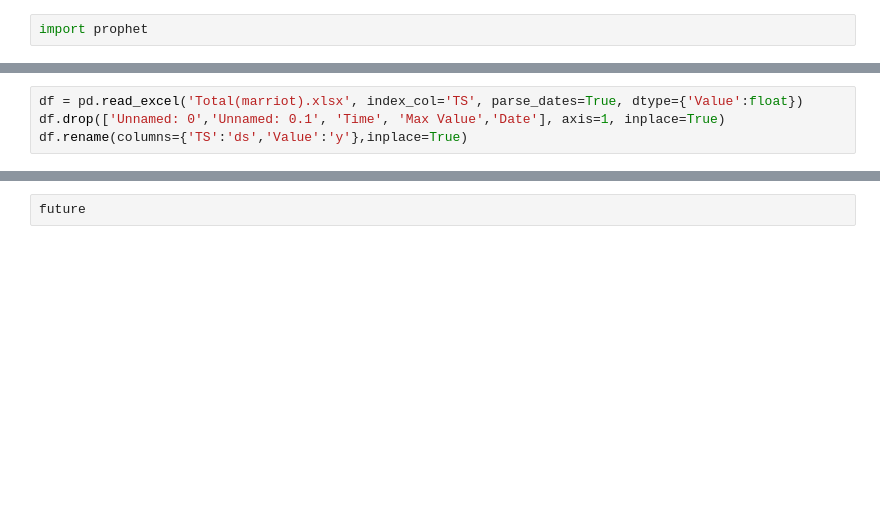
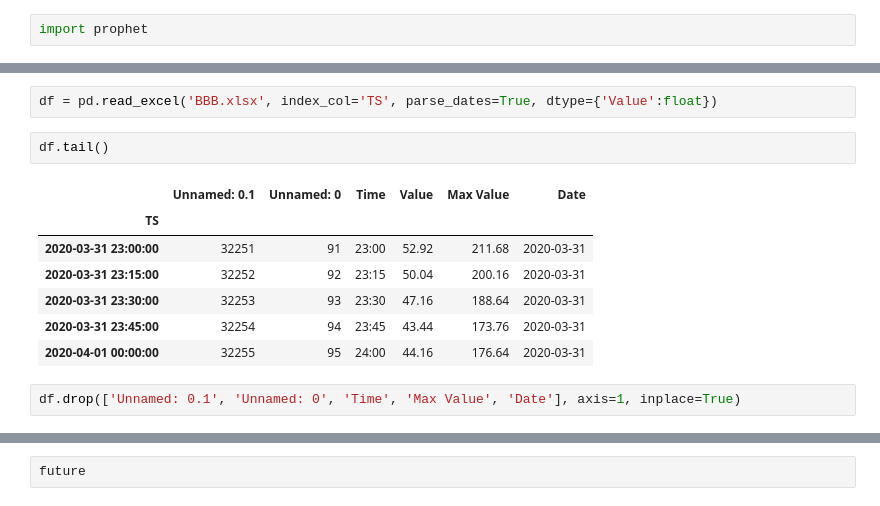
Before and after one commit to JSJeong-me/RPA-2023, a Jupyter notebook: Time_Series/3_holiday.ipynb, the cells around one changed output, grey strips where cells are left out. Cells and saved outputs as stored; diff of their text form; blank space fills up the shorter version.

```diff
--- a/Time_Series/3_holiday.ipynb
+++ b/Time_Series/3_holiday.ipynb
@@ -18,4 +17,14 @@ The rpy2.ipython extension is already loaded. To reload it, use:
+# %%
+df = pd.read_excel('BBB.xlsx', index_col='TS', parse_dates=True, dtype={'Value':float})
+# %%
+df.tail()
+# %% [output]
+|  | Unnamed: 0.1 | Unnamed: 0 | Time | Value | Max Value | Date |
+| TS |  |  |  |  |  |  |
+| 2020-03-31 23:00:00 | 32251 | 91 | 23:00 | 52.92 | 211.68 | 2020-03-31 |
+| 2020-03-31 23:15:00 | 32252 | 92 | 23:15 | 50.04 | 200.16 | 2020-03-31 |
+| 2020-03-31 23:30:00 | 32253 | 93 | 23:30 | 47.16 | 188.64 | 2020-03-31 |
+| 2020-03-31 23:45:00 | 32254 | 94 | 23:45 | 43.44 | 173.76 | 2020-03-31 |
+| 2020-04-01 00:00:00 | 32255 | 95 | 24:00 | 44.16 | 176.64 | 2020-03-31 |
 # %%
-df = pd.read_excel('Total(marriot).xlsx', index_col='TS', parse_dates=True, dtype={'Value':float})
-df.drop(['Unnamed: 0','Unnamed: 0.1', 'Time', 'Max Value','Date'], axis=1, inplace=True)
-df.rename(columns={'TS':'ds','Value':'y'},inplace=True)
+df.drop(['Unnamed: 0.1', 'Unnamed: 0', 'Time', 'Max Value', 'Date'], axis=1, inplace=True)
```
Also changed, not shown: parts of 21 cells of this notebook.
